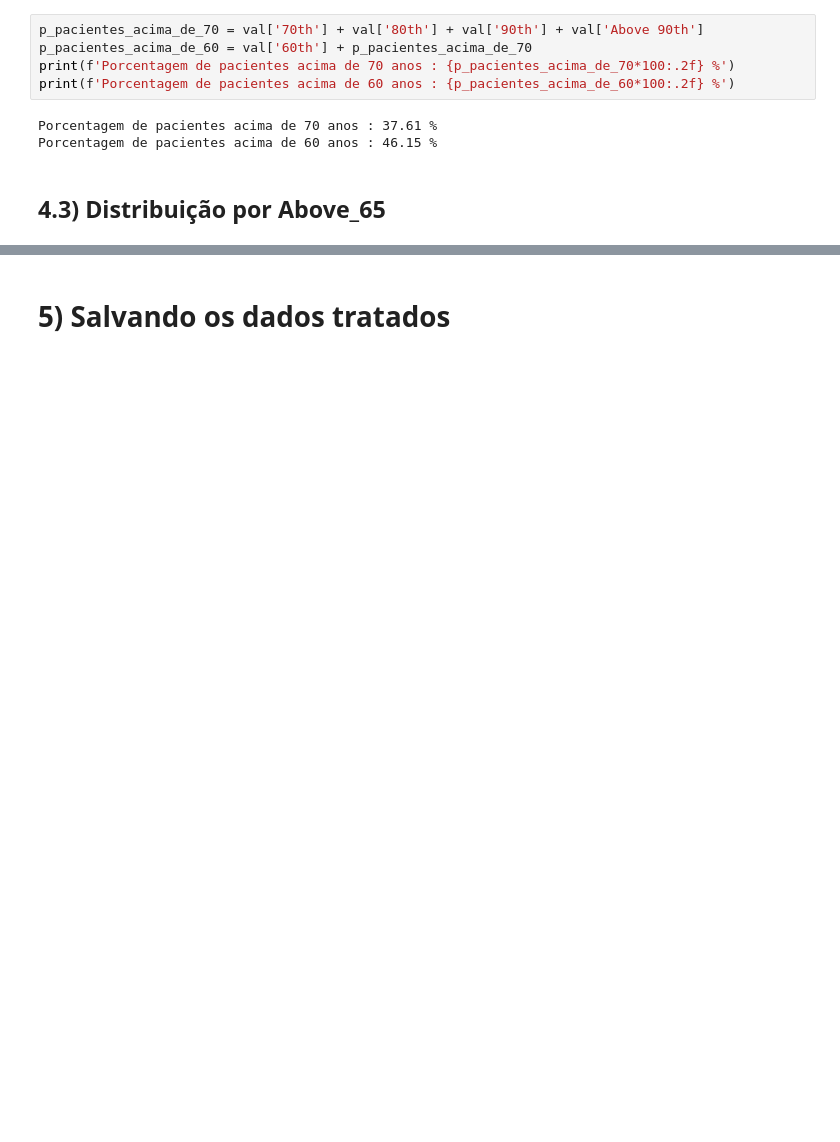
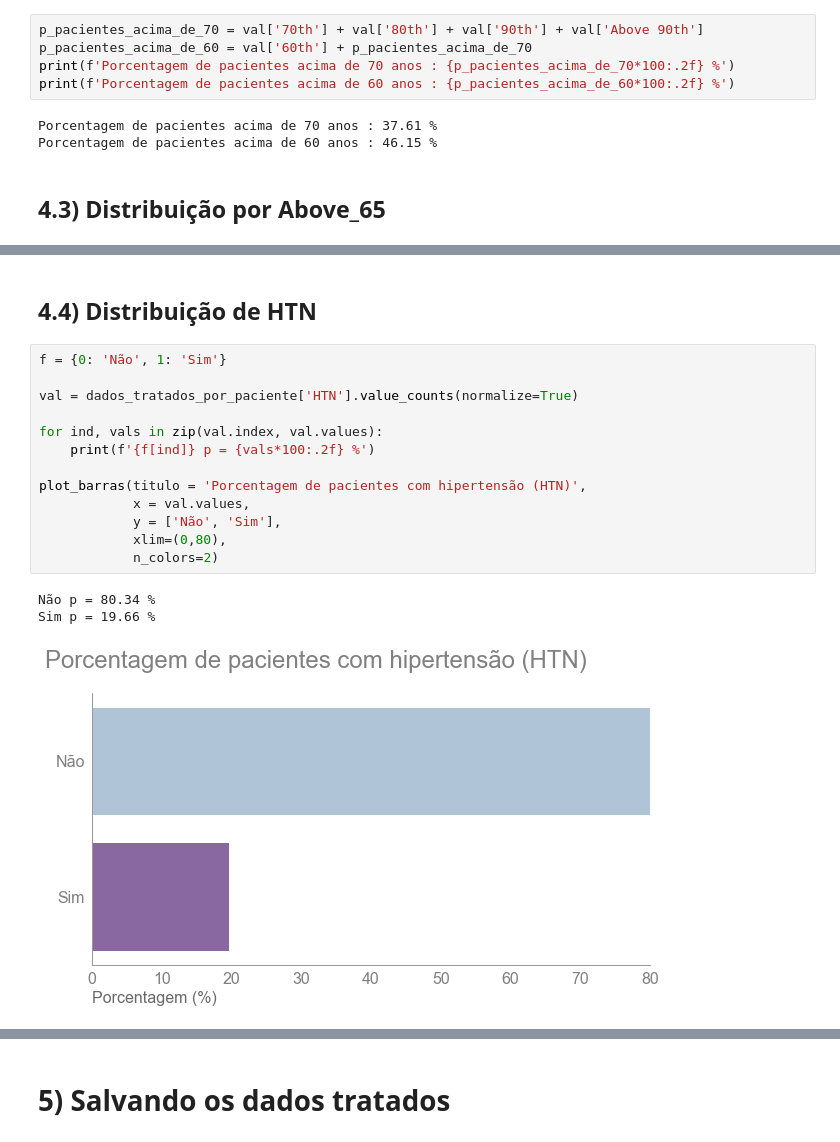
Before and after one commit to HenriqueCCdA/BC_DS_Projeto_Final, a Jupyter notebook: Notebooks/Exploratorios/explaracao_limpezada.ipynb, the cells around one changed output, grey strips where cells are left out. Cells and saved outputs as stored; diff of their text form; blank space fills up the shorter version.

```diff
--- a/Notebooks/Exploratorios/explaracao_limpezada.ipynb
+++ b/Notebooks/Exploratorios/explaracao_limpezada.ipynb
@@ -663,0 +610,19 @@ plot_barras(titulo = 'Porcentagem de pacientes por genêro',
+# %% [markdown]
+## 4.4) Distribuição de HTN
+# %%
+f = {0: 'Não', 1: 'Sim'}
+
+val = dados_tratados_por_paciente['HTN'].value_counts(normalize=True)
+
+for ind, vals in zip(val.index, val.values):
+    print(f'{f[ind]} p = {vals*100:.2f} %')
+
+plot_barras(titulo = 'Porcentagem de pacientes com hipertensão (HTN)',
+            x = val.values,
+            y = ['Não', 'Sim'],
+            xlim=(0,80),
+            n_colors=2)
+# %% [output]
+Não p = 80.34 %
+Sim p = 19.66 %
+[figure, added]
```
Also changed, not shown: parts of 34 cells of this notebook, 4 other files.
